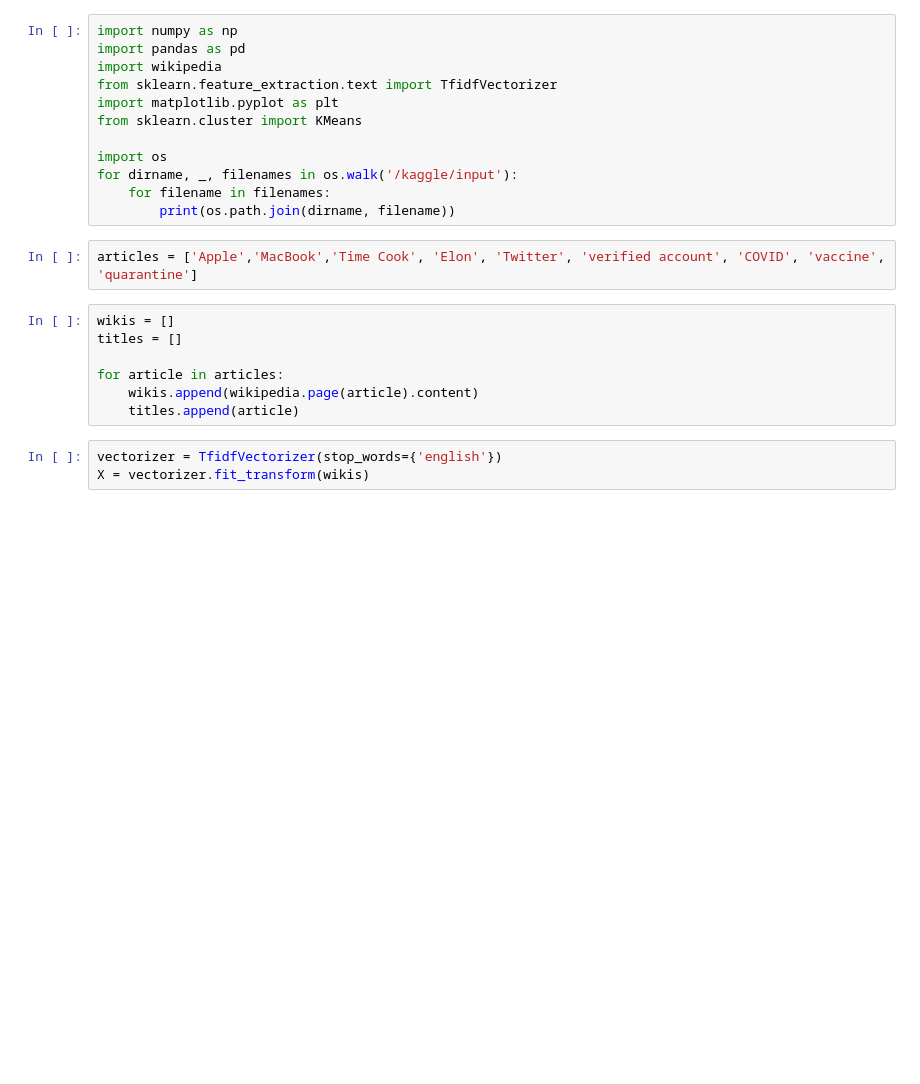
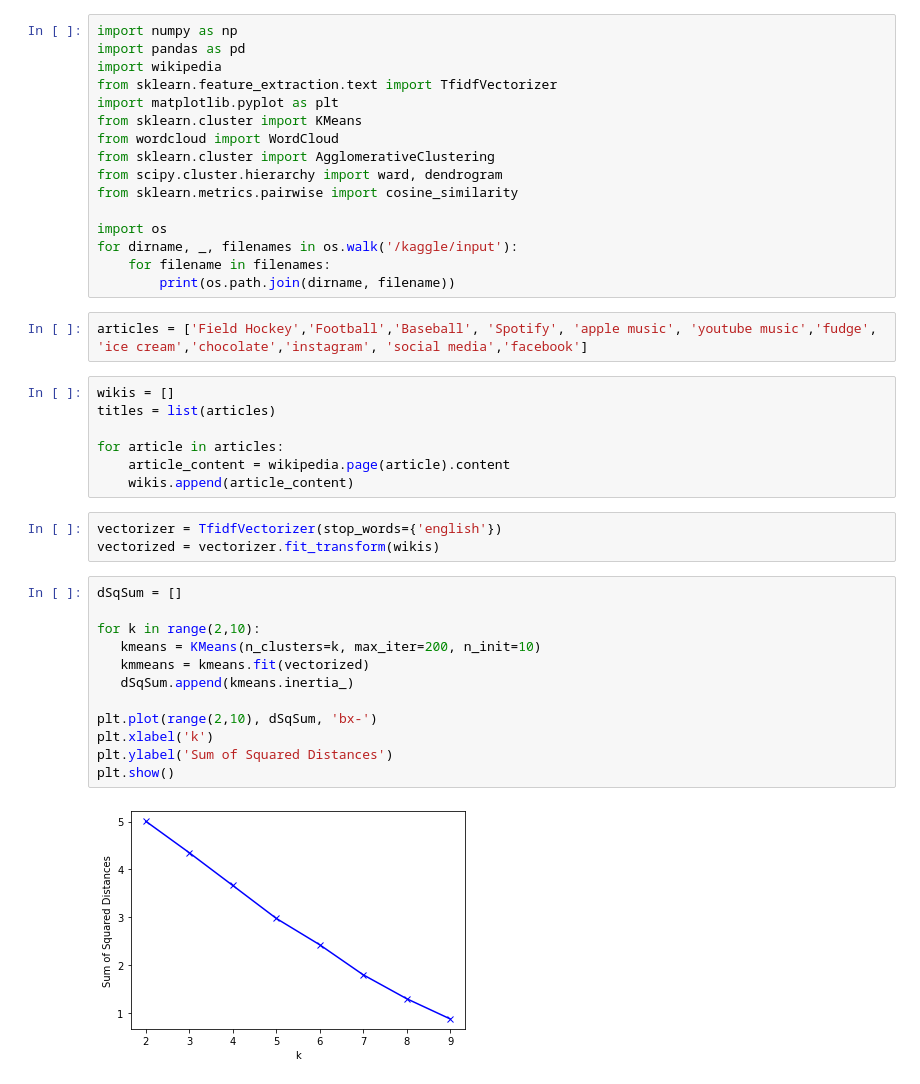
Before and after one commit to niramay447/kaggle-notebooks-other, a Jupyter notebook: kmeans-clustering-wikipedia-articles.ipynb, the cells around one changed output. Drawn from its saved outputs; the diff is of its cells as text; blank space fills up the shorter version.

Commit message:
Kaggle Notebook | KMeans-Clustering-Wikipedia-articles | Version 3

```diff
--- a/kmeans-clustering-wikipedia-articles.ipynb
+++ b/kmeans-clustering-wikipedia-articles.ipynb
@@ -26,20 +28,38 @@ import wikipedia
 from sklearn.feature_extraction.text import TfidfVectorizer
 import matplotlib.pyplot as plt
 from sklearn.cluster import KMeans
+from wordcloud import WordCloud
+from sklearn.cluster import AgglomerativeClustering
+from scipy.cluster.hierarchy import ward, dendrogram
+from sklearn.metrics.pairwise import cosine_similarity
 
 import os
 for dirname, _, filenames in os.walk('/kaggle/input'):
     for filename in filenames:
         print(os.path.join(dirname, filename))
-# %%
-articles = ['Apple','MacBook','Time Cook', 'Elon', 'Twitter', 'verified account', 'COVID', 'vaccine', 'quarantine']
+# %%
+articles = ['Field Hockey','Football','Baseball', 'Spotify', 'apple music', 'youtube music','fudge', 'ice cream','chocolate','instagram', 'social media','facebook']
 # %%
 wikis = []
-titles = []
+titles = list(articles)
 
 for article in articles:
-    wikis.append(wikipedia.page(article).content)
-    titles.append(article)
+    article_content = wikipedia.page(article).content
+    wikis.append(article_content)
 # %%
 vectorizer = TfidfVectorizer(stop_words={'english'})
-X = vectorizer.fit_transform(wikis)
+vectorized = vectorizer.fit_transform(wikis)
+# %%
+dSqSum = []
+
+for k in range(2,10):
+   kmeans = KMeans(n_clusters=k, max_iter=200, n_init=10)
+   kmmeans = kmeans.fit(vectorized)
+   dSqSum.append(kmeans.inertia_)
+
+plt.plot(range(2,10), dSqSum, 'bx-')
+plt.xlabel('k')
+plt.ylabel('Sum of Squared Distances')
+plt.show()
+# %% [output]
+[figure, added]
```
Also changed, not shown: parts of 6 cells of this notebook.
